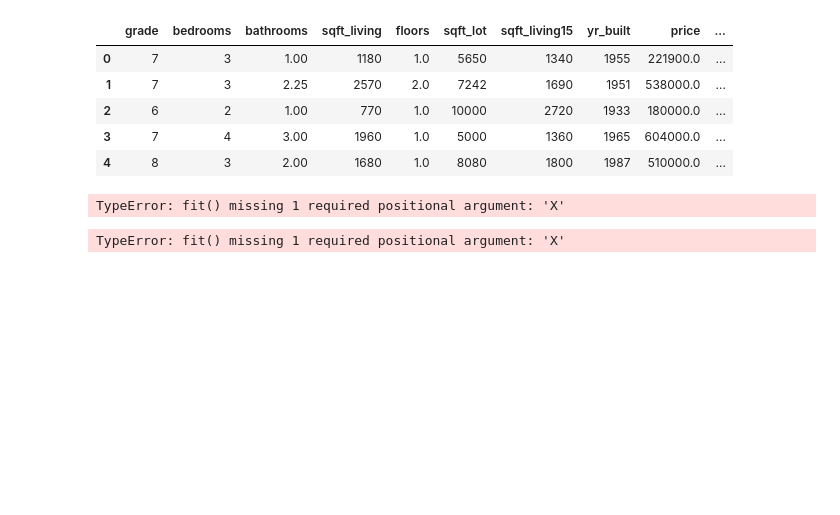
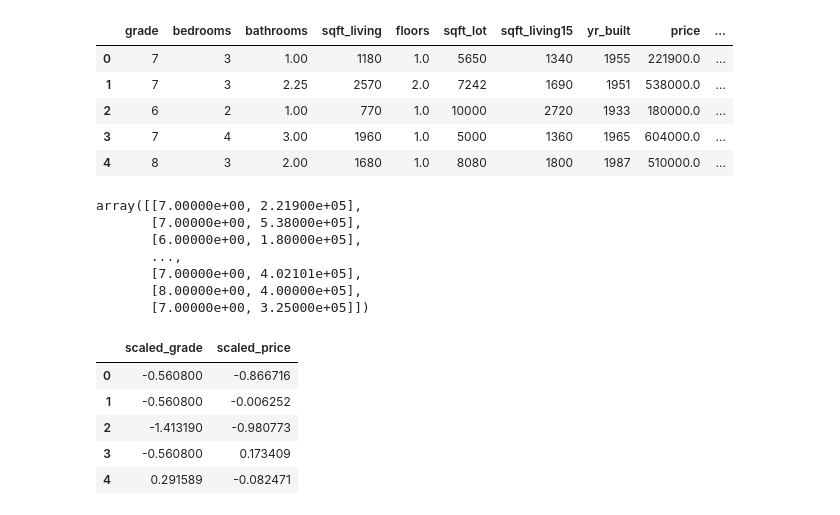
Before and after one commit to flatiron-data-science/dsc-1-final-project, a Jupyter notebook: tara_simple_reg_grade.ipynb, the cells around one changed output. Cells and saved outputs as stored; diff of their text form; code cells hidden in the pictures; blank space fills up the shorter version.

```diff
--- a/tara_simple_reg_grade.ipynb
+++ b/tara_simple_reg_grade.ipynb
@@ -192,14 +196,12 @@ ds.head()
 # %%
 columns_to_normalize = ["grade", "price"]
 x = ds[columns_to_normalize].values
-x_scaled = scaler.fit(x)
-dss = pd.DataFrame(x_scaled, columns = columns_to_normalize, index = ds.index)
-ds[columns_to_normalize] = dss
-ds.head()
+x
 # %% [output]
-TypeError: fit() missing 1 required positional argument: 'X'
+array([[7.00000e+00, 2.21900e+05],
+       [7.00000e+00, 5.38000e+05],
+       [6.00000e+00, 1.80000e+05],
+       ...,
+       [7.00000e+00, 4.02101e+05],
+       [8.00000e+00, 4.00000e+05],
+       [7.00000e+00, 3.25000e+05]])
-# %%
-ds["scaled_price"] = scaler.fit((ds.price).copy())
-ds.head()
-# %% [output]
-TypeError: fit() missing 1 required positional argument: 'X'
@@ -205,0 +212,10 @@ TypeError: fit() missing 1 required positional argument: 'X'
+# %%
+dx.rename(columns = {"price": "scaled_price", "grade": "scaled_grade"}, inplace = True)
+dx.head()
+# %% [output]
+|  | scaled_grade | scaled_price |
+| 0 | -0.560800 | -0.866716 |
+| 1 | -0.560800 | -0.006252 |
+| 2 | -1.413190 | -0.980773 |
+| 3 | -0.560800 | 0.173409 |
+| 4 | 0.291589 | -0.082471 |
```
Also changed, not shown: parts of 28 cells of this notebook.
